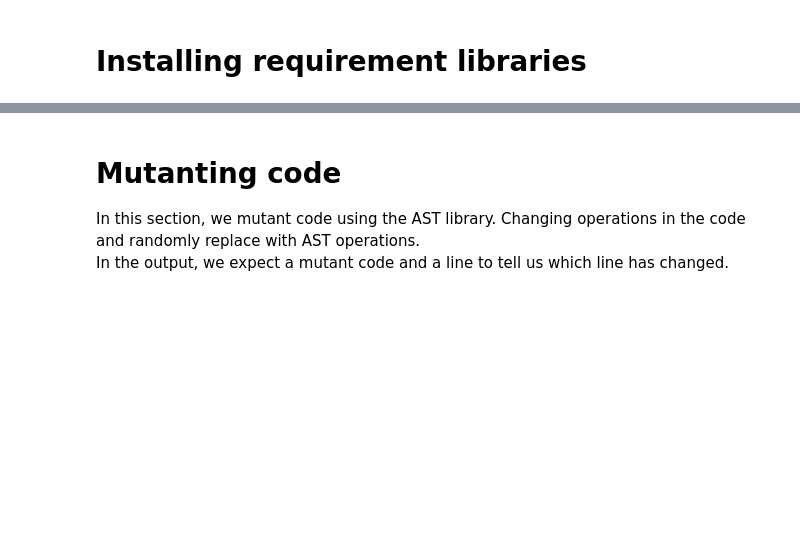
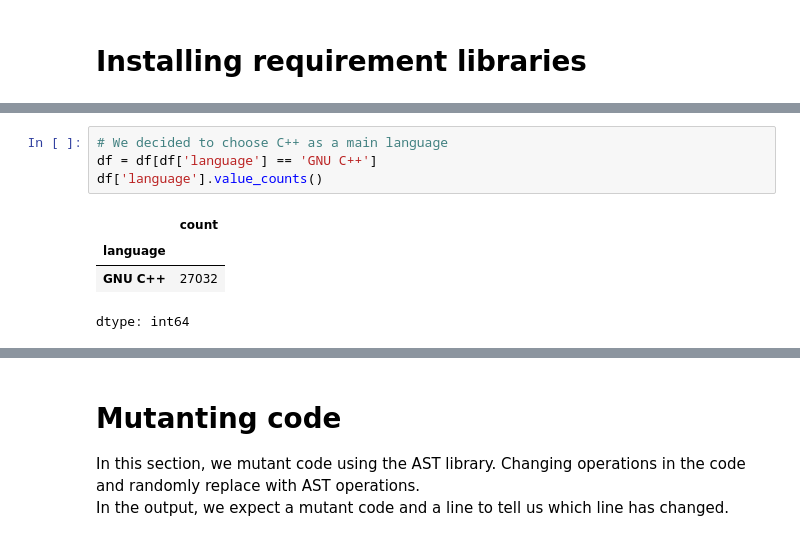
Before and after one commit to navidadkhah/Advanced-Bug-Detection-and-Fixing-Using-Fine-Tuned-LLM, a Jupyter notebook: Dataset/Create_dataset.ipynb, the cells around one changed output, grey strips where cells are left out. Cells and saved outputs as stored; diff of their text form; blank space fills up the shorter version.

```diff
--- a/Dataset/Create_dataset.ipynb
+++ b/Dataset/Create_dataset.ipynb
@@ -37,0 +101,9 @@ import random  # To select mutations randomly
+# %%
+# We decided to choose C++ as a main language
+df = df[df['language'] == 'GNU C++']
+df['language'].value_counts()
+# %% [output]
+|  | count |
+| language |  |
+| GNU C++ | 27032 |
+dtype: int64
```
Also changed, not shown: parts of 31 cells of this notebook.
